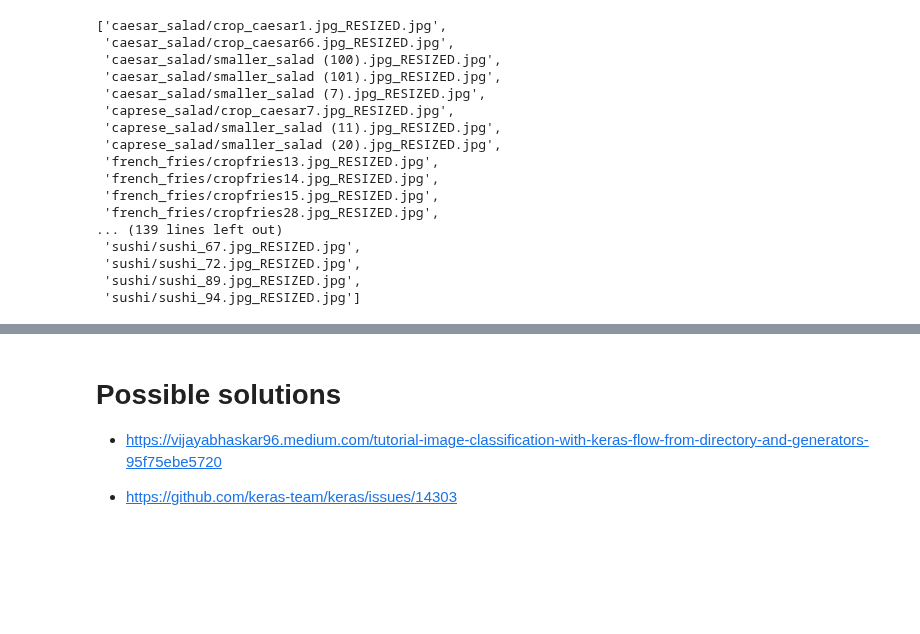
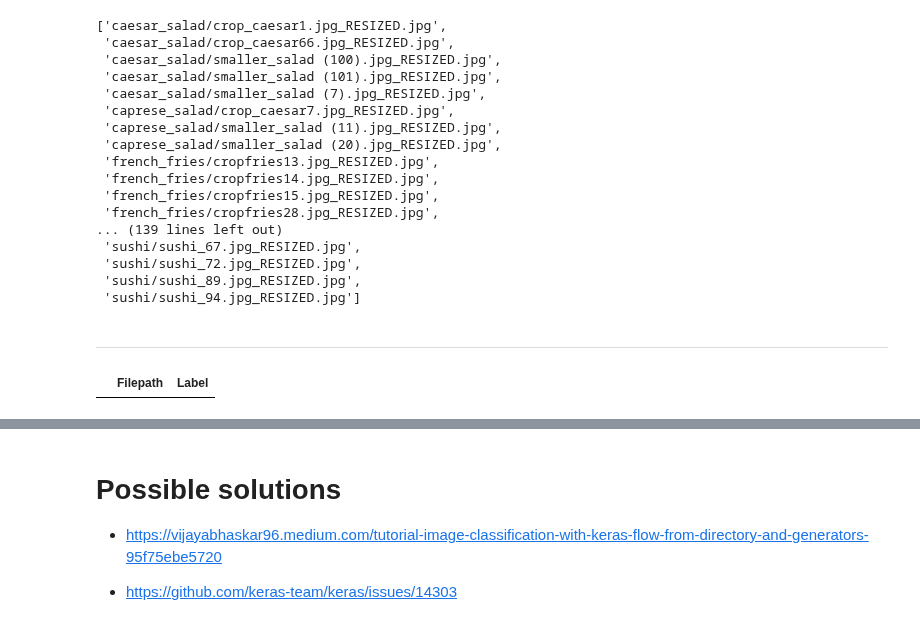
Before and after one commit to alessandro-maccario/DeepLearning-FoodRecognition, a Jupyter notebook: 2_FoDL_Food_Image_Classification_Model_Testing_SECONDA_PROVA.ipynb, the cells around one changed output, grey strips where cells are left out. Saved outputs shown, nothing was run; the diff lists cells and outputs as text; code cells hidden in the pictures; blank space fills up the shorter version.

```diff
--- a/2_FoDL_Food_Image_Classification_Model_Testing_SECONDA_PROVA.ipynb
+++ b/2_FoDL_Food_Image_Classification_Model_Testing_SECONDA_PROVA.ipynb
@@ -125,7 +126,8 @@ preprocess_input_mobilenetV2 = tf.keras.applications.mobilenet_v2.preprocess_inp
 # %%
 base_path_train = '/content/gdrive/MyDrive/Data_Science_2020-2022/Secondo_anno_Secondo_Semestre/FoDL_Project/Project_Example_Food/train_test/train/'
 
-train_datagen_mnetv2 = ImageDataGenerator(preprocessing_function = preprocess_input_mobilenetV2)
+# train_datagen_mnetv2 = ImageDataGenerator(preprocessing_function = preprocess_input_mobilenetV2)
+train_datagen_mnetv2 = ImageDataGenerator()
 
 train_generator_mnetv2 = train_datagen_mnetv2.flow_from_directory(
     base_path_train,
@@ -226,3 +229,5 @@ filenames=test_generator.filenames
 results=pd.DataFrame({"Filename":filenames,
                       "Predictions":predictions})
 results.to_csv("results.csv",index=False)
+# %% [markdown]
+-------------------
@@ -228,0 +245,42 @@ results.to_csv("results.csv",index=False)
+# %%
+def generate_df(image_dir, label):
+  # get all the filepath. Convert to string for using flow_from_dataframe later
+  filepaths = pd.Series(list(image_dir.glob(r'*.jpg')), name="Filepath").astype(str) # name: give the Series a name
+  # labels
+  labels = pd.Series(label, name="Label", index=filepaths.index)
+  # concatenate two series as a dataframe
+  df = pd.concat([filepaths, labels], axis=1)
+
+  return df
+# %%
+caesar_salad_df  = generate_df(caesar_salad_dir,  label="CAESAR_SALAD")
+caprese_salad_df = generate_df(caprese_salad_dir, label="CAPRESE_SALAD")
+french_fries_df  = generate_df(french_fries_dir,  label="FRENCH_FRIES")
+greek_salad_df   = generate_df(greek_salad_dir,   label="GREEK_SALAD")
+hamburger_df     = generate_df(hamburger_dir,     label="HAMBURGER")
+hot_dog_df       = generate_df(hot_dog_dir,       label="HOT_DOG")
+pizza_df         = generate_df(pizza_dir,         label="PIZZA")
+sashimi_df       = generate_df(sashimi_dir,       label="SASHIMI")
+caesar_salad_df  = generate_df(caesar_salad_dir,  label="CAESAR_SALAD")
+sushi_df         = generate_df(sushi_dir,         label="SUSHI")
+# %%
+all_df = pd.concat([caesar_salad_df,
+                    caprese_salad_df,
+                    french_fries_df,
+                    greek_salad_df,
+                    hamburger_df,
+                    hot_dog_df,
+                    pizza_df,
+                    sashimi_df,
+                    caesar_salad_df,
+                    sushi_df],
+                   axis=0).sample(frac=1.0, random_state=1).reset_index(drop=True)
+                   # sample and shuffle at the same time and reset index to have the correct values.
+                   # drop the previous index so you do not have another column for that.
+
+# problems:
+#   - indeces are wrong
+#   - the label are on top of each other and not shuffled
+all_df
+# %% [output]
+|  | Filepath | Label |
```
Also changed, not shown: parts of 14 cells of this notebook.
